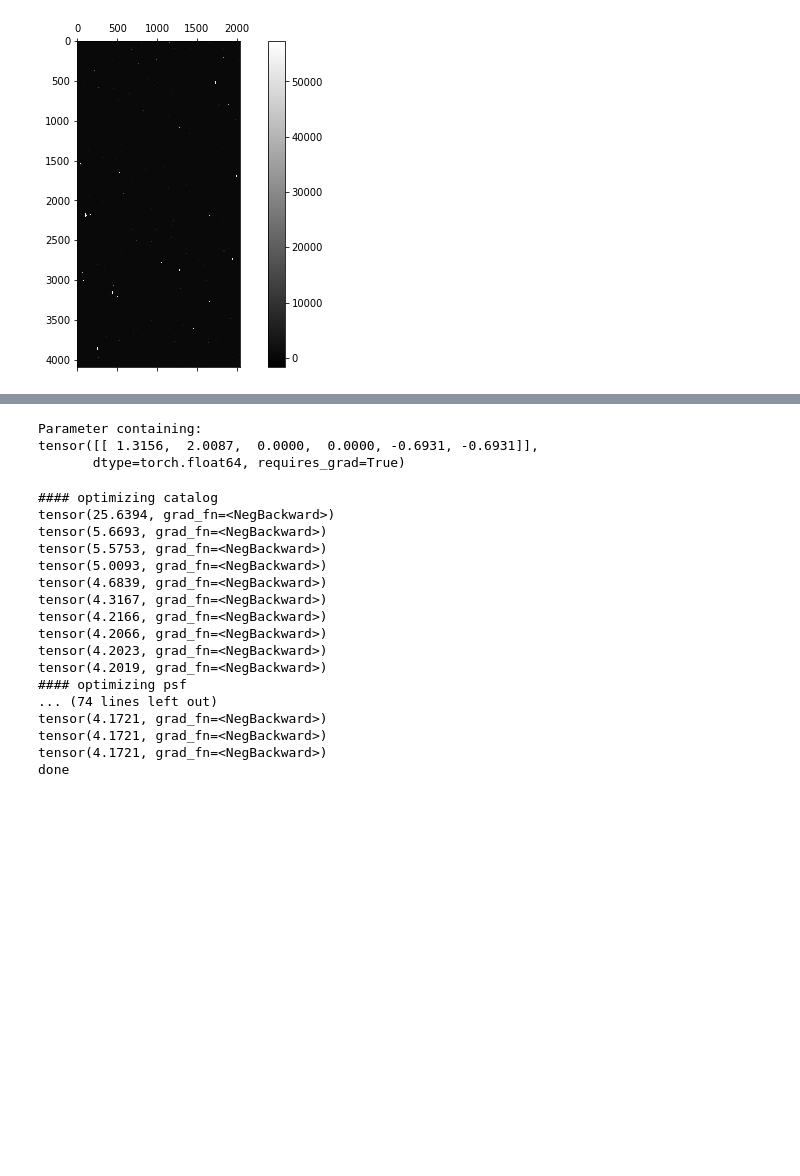
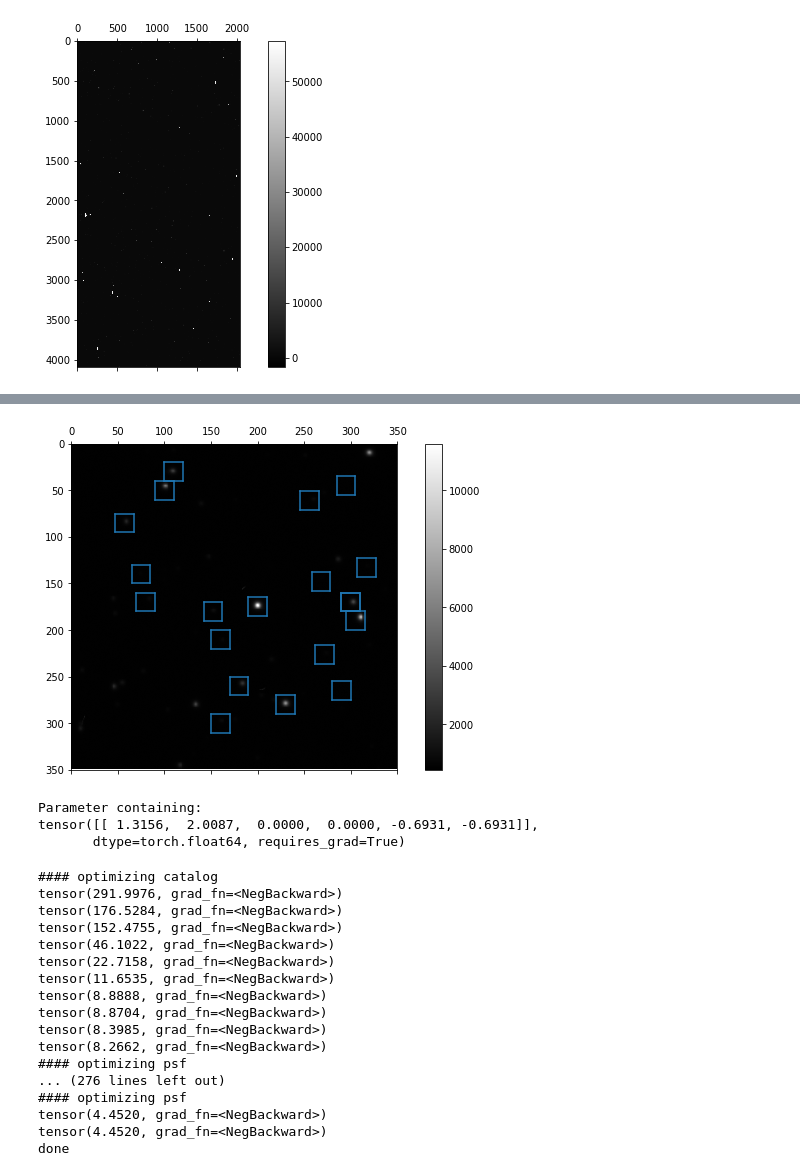
Before and after one commit to prob-ml/bliss, a Jupyter notebook: case_studies/starnet/decaps/fit_psf_i.ipynb, the cells around one changed output, grey strips where cells are left out. Saved outputs shown, nothing was run; the diff lists cells and outputs as text; code cells hidden in the pictures; blank space fills up the shorter version.

```diff
--- a/case_studies/starnet/decaps/fit_psf_i.ipynb
+++ b/case_studies/starnet/decaps/fit_psf_i.ipynb
@@ -81,3 +96,30 @@ for i in range(len(x0_vec)):
+# %%
+f, ax = plt.subplots(1, 1, figsize=(10, 6))
+
+tmp = image[0, 0, 0:350, 0:350]
+im = plotting.plot_image(ax, tmp)
+
+f.colorbar(im, ax = ax)
+
+for i in range(len(x0_vec)):
+    _x0 = x0_vec[i]
+    _x1 = x1_vec[i]
+
+    ax.axvline(_x1,
+               ymin = (tmp.shape[1] - _x0) / tmp.shape[1],
+               ymax = (tmp.shape[1] - _x0 - subimage_slen) / tmp.shape[1])
+    ax.axvline(_x1 + subimage_slen,
+               ymin = (tmp.shape[1] - _x0) / tmp.shape[1],
+               ymax = (tmp.shape[1] - _x0 - subimage_slen) / tmp.shape[1])
+
+    ax.axhline(_x0,
+               xmin = _x1 / tmp.shape[0],
+               xmax = (_x1 + subimage_slen) / tmp.shape[1])
+    ax.axhline(_x0 + subimage_slen,
+               xmin = _x1 / tmp.shape[0],
+               xmax = (_x1 + subimage_slen) / tmp.shape[1])
+# %% [output]
+[figure, added]
 # %%
 psf_test_images = torch.zeros(len(x0_vec),
                               image.shape[1],
@@ -209,15 +167,19 @@ tol = 1e-5
 
 for i in range(1000):
     print('#### optimizing catalog')
-    _ = run_lbfgs(psf_test_images,
-              catalog_params.parameters(),
-              lr = 1e-2,
-              detach_psf = True)
+    _ = optim_utils.run_lbfgs(psf_test_images,
+                              catalog_params,
+                              star_decoder,
+                              catalog_params.parameters(),
+                              lr = 1e-2,
+                              detach_psf = True)
 
     print('#### optimizing psf')
-    loss = run_lbfgs(psf_test_images,
-              star_decoder.parameters(),
-              detach_psf = False)
+    loss = optim_utils.run_lbfgs(psf_test_images,
+                                 catalog_params,
+                                 star_decoder,
+                                 star_decoder.parameters(),
+                                 detach_psf = False)
 
     diff = (loss - old_loss).abs()
     if diff < tol:
@@ -228,21 +190,21 @@ for i in range(1000):
 print('done')
 # %% [output]
 #### optimizing catalog
-tensor(25.6394, grad_fn=<NegBackward>)
-tensor(5.6693, grad_fn=<NegBackward>)
-tensor(5.5753, grad_fn=<NegBackward>)
-tensor(5.0093, grad_fn=<NegBackward>)
-tensor(4.6839, grad_fn=<NegBackward>)
-tensor(4.3167, grad_fn=<NegBackward>)
-tensor(4.2166, grad_fn=<NegBackward>)
-tensor(4.2066, grad_fn=<NegBackward>)
-tensor(4.2023, grad_fn=<NegBackward>)
-tensor(4.2019, grad_fn=<NegBackward>)
+tensor(291.9976, grad_fn=<NegBackward>)
+tensor(176.5284, grad_fn=<NegBackward>)
+tensor(152.4755, grad_fn=<NegBackward>)
+tensor(46.1022, grad_fn=<NegBackward>)
+tensor(22.7158, grad_fn=<NegBackward>)
+tensor(11.6535, grad_fn=<NegBackward>)
+tensor(8.8888, grad_fn=<NegBackward>)
+tensor(8.8704, grad_fn=<NegBackward>)
+tensor(8.3985, grad_fn=<NegBackward>)
+tensor(8.2662, grad_fn=<NegBackward>)
 #### optimizing psf
-... (74 lines left out)
-tensor(4.1721, grad_fn=<NegBackward>)
-tensor(4.1721, grad_fn=<NegBackward>)
-tensor(4.1721, grad_fn=<NegBackward>)
+... (276 lines left out)
+#### optimizing psf
+tensor(4.4520, grad_fn=<NegBackward>)
+tensor(4.4520, grad_fn=<NegBackward>)
 done
 # %%
 for p in star_decoder.parameters():
```
Also changed, not shown: parts of 15 cells of this notebook, 6 other files.
